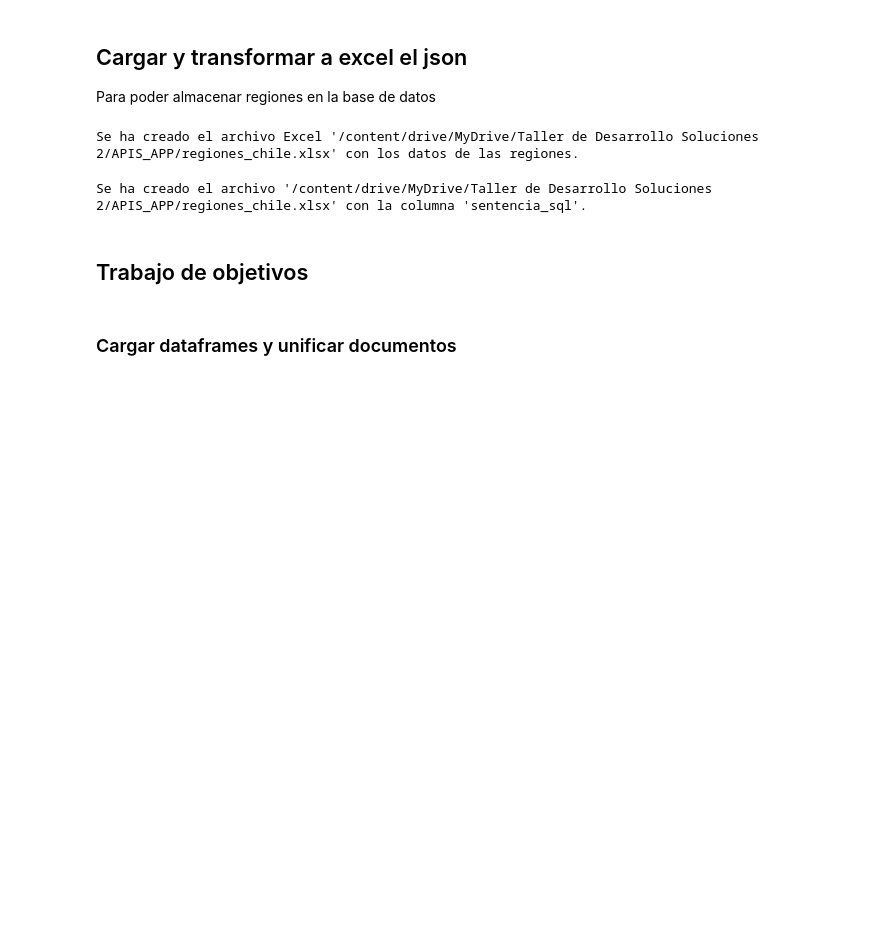
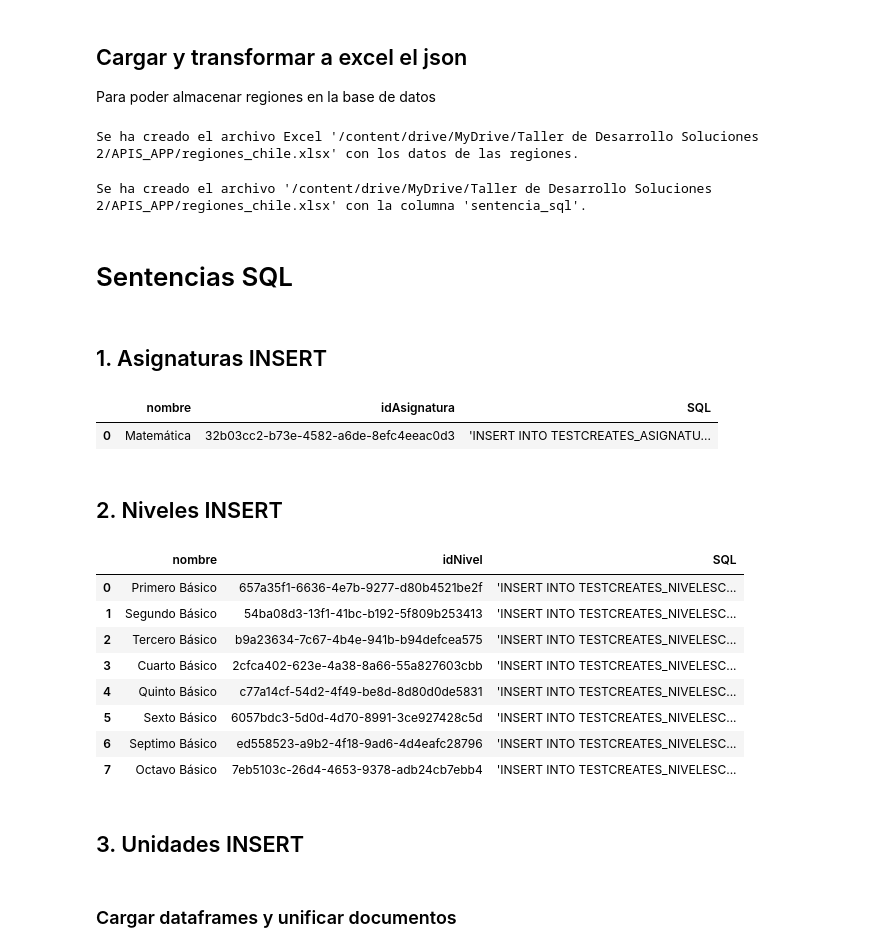
Before and after one commit to Bigote93/APIMINEDUC, a Jupyter notebook: APiGOB.ipynb, the cells around one changed output. Cells and saved outputs as stored; diff of their text form; code cells hidden in the pictures; blank space fills up the shorter version.

Commit message:
COnfirmacion API Y SQL Sentencias

```diff
--- a/APiGOB.ipynb
+++ b/APiGOB.ipynb
@@ -235,5 +233,36 @@ df.to_excel(nuevo_archivo_excel, index=False)
 print(f"Se ha creado el archivo '{nuevo_archivo_excel}' con la columna 'sentencia_sql'.")
 # %% [output]
 Se ha creado el archivo '/content/drive/MyDrive/Taller de Desarrollo Soluciones 2/APIS_APP/regiones_chile.xlsx' con la columna 'sentencia_sql'.
-# %% [markdown]
-## Trabajo de objetivos
+# %% [markdown]
+# Sentencias SQL
+# %% [markdown]
+## 1. Asignaturas INSERT
+# %%
+for fila in range(len(ASIGNATURAS_DF)):
+  ASIGNATURAS_DF.loc[fila,'SQL'] = f"'INSERT INTO TESTCREATES_ASIGNATURA(ID_ASIGNATURA,NOMBRE_ASIGNATURA) VALUES ('{ASIGNATURAS_DF.loc[fila, 'idAsignatura']}','{ASIGNATURAS_DF.loc[fila, 'nombre']}');'"
+  # No es necesario imprimir el texto
+
+ASIGNATURAS_DF
+# %% [output]
+|  | nombre | idAsignatura | SQL |
+| 0 | Matemática | 32b03cc2-b73e-4582-a6de-8efc4eeac0d3 | 'INSERT INTO TESTCREATES_ASIGNATU... |
+# %% [markdown]
+## 2. Niveles INSERT
+# %%
+for fila in range(len(NIVELES_DF)):
+  NIVELES_DF.loc[fila,'SQL'] = f"'INSERT INTO TESTCREATES_NIVELESCOLARIDAD(ID_NIVEL,NOMBRE_NIVEL) VALUES ('{NIVELES_DF.loc[fila, 'idNivel']}','{NIVELES_DF.loc[fila, 'nombre']}');'"
+  # No es necesario imprimir el texto
+
+NIVELES_DF
+# %% [output]
+|  | nombre | idNivel | SQL |
+| 0 | Primero Básico | 657a35f1-6636-4e7b-9277-d80b4521be2f | 'INSERT INTO TESTCREATES_NIVELESC... |
+| 1 | Segundo Básico | 54ba08d3-13f1-41bc-b192-5f809b253413 | 'INSERT INTO TESTCREATES_NIVELESC... |
+| 2 | Tercero Básico | b9a23634-7c67-4b4e-941b-b94defcea575 | 'INSERT INTO TESTCREATES_NIVELESC... |
+| 3 | Cuarto Básico | 2cfca402-623e-4a38-8a66-55a827603cbb | 'INSERT INTO TESTCREATES_NIVELESC... |
+| 4 | Quinto Básico | c77a14cf-54d2-4f49-be8d-8d80d0de5831 | 'INSERT INTO TESTCREATES_NIVELESC... |
+| 5 | Sexto Básico | 6057bdc3-5d0d-4d70-8991-3ce927428c5d | 'INSERT INTO TESTCREATES_NIVELESC... |
+| 6 | Septimo Básico | ed558523-a9b2-4f18-9ad6-4d4eafc28796 | 'INSERT INTO TESTCREATES_NIVELESC... |
+| 7 | Octavo Básico | 7eb5103c-26d4-4653-9378-adb24cb7ebb4 | 'INSERT INTO TESTCREATES_NIVELESC... |
+# %% [markdown]
+## 3. Unidades INSERT
```
Also changed, not shown: parts of 8 cells of this notebook.
